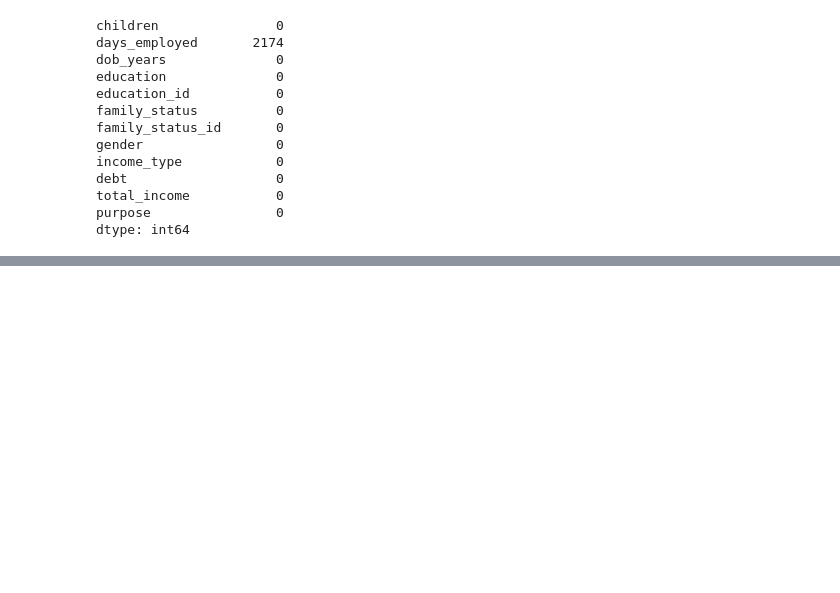
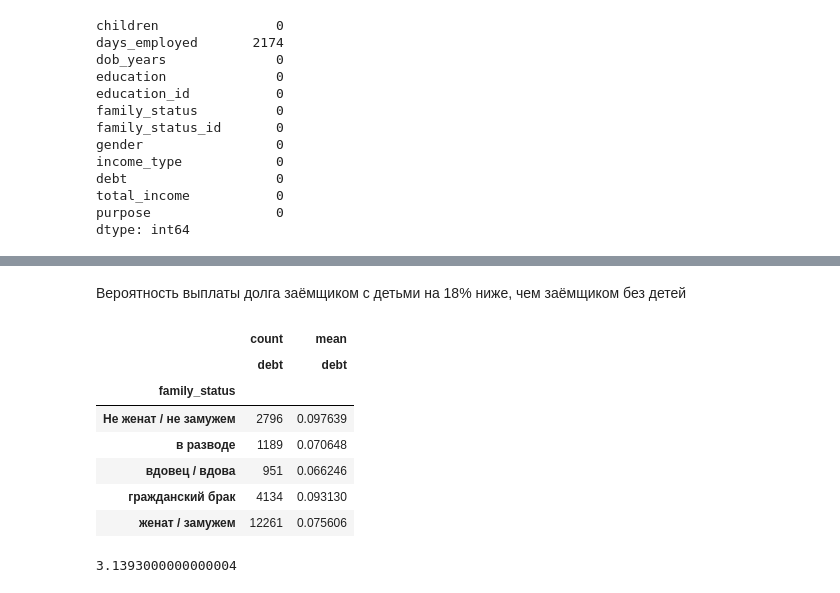
Before and after one commit to EvanderLatine/DS_Practicum, a Jupyter notebook: Credit_Scoring/Composite_Project_1.ipynb, the cells around one changed output, grey strips where cells are left out. Saved outputs shown, nothing was run; the diff lists cells and outputs as text; code cells hidden in the pictures; blank space fills up the shorter version.

```diff
--- a/Credit_Scoring/Composite_Project_1.ipynb
+++ b/Credit_Scoring/Composite_Project_1.ipynb
@@ -96,0 +310,17 @@ dtype: int64
+# %% [markdown]
+Вероятность выплаты долга заёмщиком с детьми на 18% ниже, чем заёмщиком без детей
+# %%
+pd.pivot_table(data, values="debt", index="family_status", aggfunc=["count", "mean"])
+# %% [output]
+|  | count | mean |
+|  | debt | debt |
+| family_status |  |  |
+| Не женат / не замужем | 2796 | 0.097639 |
+| в разводе | 1189 | 0.070648 |
+| вдовец / вдова | 951 | 0.066246 |
+| гражданский брак | 4134 | 0.093130 |
+| женат / замужем | 12261 | 0.075606 |
+# %%
+(0.097639 - 0.066246) * 100
+# %% [output]
+3.1393000000000004
```
Also changed, not shown: parts of 48 cells of this notebook.
